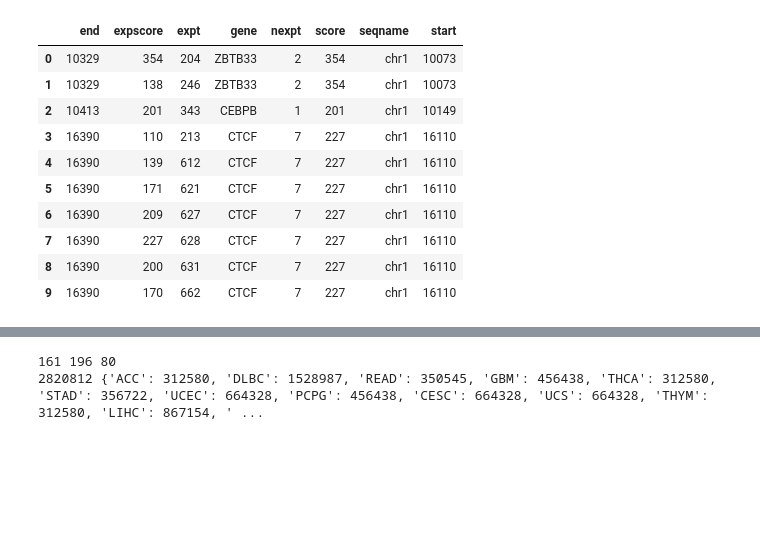
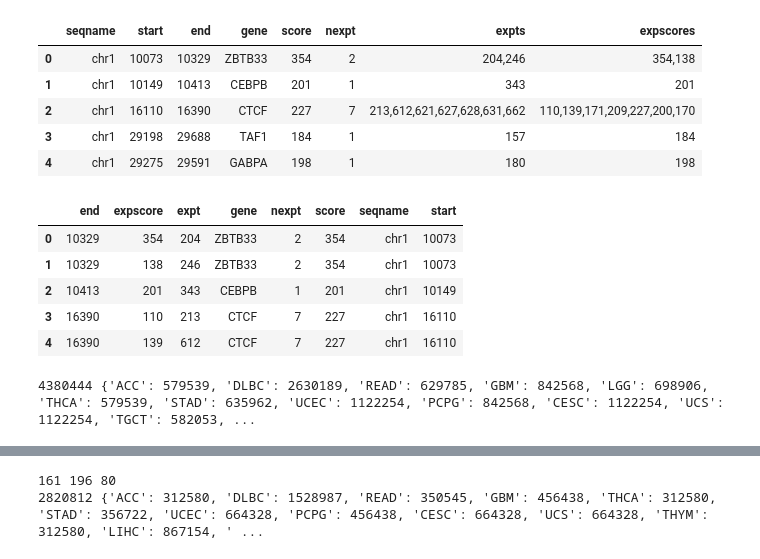
Before and after one commit to rnpandya/rstuff, a Jupyter notebook: regmut/regmut2.ipynb, the cells around one changed output, grey strips where cells are left out. Saved outputs shown, nothing was run; the diff lists cells and outputs as text; code cells hidden in the pictures; blank space fills up the shorter version.

```diff
--- a/regmut/regmut2.ipynb
+++ b/regmut/regmut2.ipynb
@@ -15,36 +15,39 @@ from Bio.Seq import Seq
 # %%
 # get ENCODE TF binding sites
 tfbs = pd.read_table('c:/ravip/encode/wgEncodeRegTfbsClusteredV3.bed.gz',
-                     header=None,names=['seqname','start','end','gene','V1','V2','V3','V4'],
+                     header=None,names=['seqname','start','end','gene','score', 'nexpt', 'expts', 'expscores'],
                      dtype={'start':np.int, 'end':np.int})
+tfbs[:5]
+# %% [output]
+|  | seqname | start | end | gene | score | nexpt | expts | expscores |
+| 0 | chr1 | 10073 | 10329 | ZBTB33 | 354 | 2 | 204,246 | 354,138 |
+| 1 | chr1 | 10149 | 10413 | CEBPB | 201 | 1 | 343 | 201 |
+| 2 | chr1 | 16110 | 16390 | CTCF | 227 | 7 | 213,612,621,627,628,631,662 | 110,139,171,209,227,200,170 |
+| 3 | chr1 | 29198 | 29688 | TAF1 | 184 | 1 | 157 | 184 |
+| 4 | chr1 | 29275 | 29591 | GABPA | 198 | 1 | 180 | 198 |
 # %%
 # expand tfbs by experiment
-x = tfbs.rename(columns={'V1': 'score', 'V2': 'nexpt', 'V3': 'expts', 'V4': 'expscores'})
 def splitrow(row, c1, c2, sep):
     rows = []
     for s1, s2 in zip(row[c1].split(sep), row[c2].split(sep)):
         row2 = row.to_dict()
         row2[c1] = s1
         row2[c2] = s2
         rows.append(row2)
     return rows
-x = pd.DataFrame(list(it.chain(*x.apply(lambda r: splitrow(r, 'expts', 'expscores', ','), axis=1))))
+x = tfbs
+x = pd.DataFrame(list(itertools.chain(*x.apply(lambda r: splitrow(r, 'expts', 'expscores', ','), axis=1))))
 x = x.rename(columns={'expts': 'expt', 'expscores': 'expscore'})
 tfbsx = x
 tfbsx.expt = tfbsx.expt.astype(np.int64)
-# tfbsx[:10]
+tfbsx[:5]
 # %% [output]
 |  | end | expscore | expt | gene | nexpt | score | seqname | start |
 | 0 | 10329 | 354 | 204 | ZBTB33 | 2 | 354 | chr1 | 10073 |
 | 1 | 10329 | 138 | 246 | ZBTB33 | 2 | 354 | chr1 | 10073 |
 | 2 | 10413 | 201 | 343 | CEBPB | 1 | 201 | chr1 | 10149 |
 | 3 | 16390 | 110 | 213 | CTCF | 7 | 227 | chr1 | 16110 |
 | 4 | 16390 | 139 | 612 | CTCF | 7 | 227 | chr1 | 16110 |
-| 5 | 16390 | 171 | 621 | CTCF | 7 | 227 | chr1 | 16110 |
-| 6 | 16390 | 209 | 627 | CTCF | 7 | 227 | chr1 | 16110 |
-| 7 | 16390 | 227 | 628 | CTCF | 7 | 227 | chr1 | 16110 |
-| 8 | 16390 | 200 | 631 | CTCF | 7 | 227 | chr1 | 16110 |
-| 9 | 16390 | 170 | 662 | CTCF | 7 | 227 | chr1 | 16110 |
 # %%
 # read multi-stage mapping from experiment->cell->tissue->tissue type->cancer
 tfmeta = pd.read_csv('c:/ravip/encode/wgEncodeRegTfbsClusteredInputsV3.tab.gz', sep='\t', names=['id','info','tf','antibody','cell','unk','site'])
@@ -63,6 +66,8 @@ x = x.merge(tcgatypes, how='left', on='TissueType')
 x = {g: tfs[['seqname','start','end','gene']].drop_duplicates() for g, tfs in x.groupby('cancer')}
 tfbs_bycancer = x
 print len(tfbs.start), {c: len(df.start) for c, df in tfbs_bycancer.iteritems()}
+# %% [output]
+4380444 {'ACC': 579539, 'DLBC': 2630189, 'READ': 629785, 'GBM': 842568, 'LGG': 698906, 'THCA': 579539, 'STAD': 635962, 'UCEC': 1122254, 'PCPG': 842568, 'CESC': 1122254, 'UCS': 1122254, 'TGCT': 582053, ...
 # %%
 dna = pd.read_table('d:/sequence/pancan/tcga505/mutations.tsv.gz', dtype={'chr': np.character})
 dna_rnd = pd.read_table('d:/sequence/pancan/tcga505/randomised_TCGA505_toshare.txt.gz',
```
Also changed, not shown: parts of 10 cells of this notebook, 2 other files.
